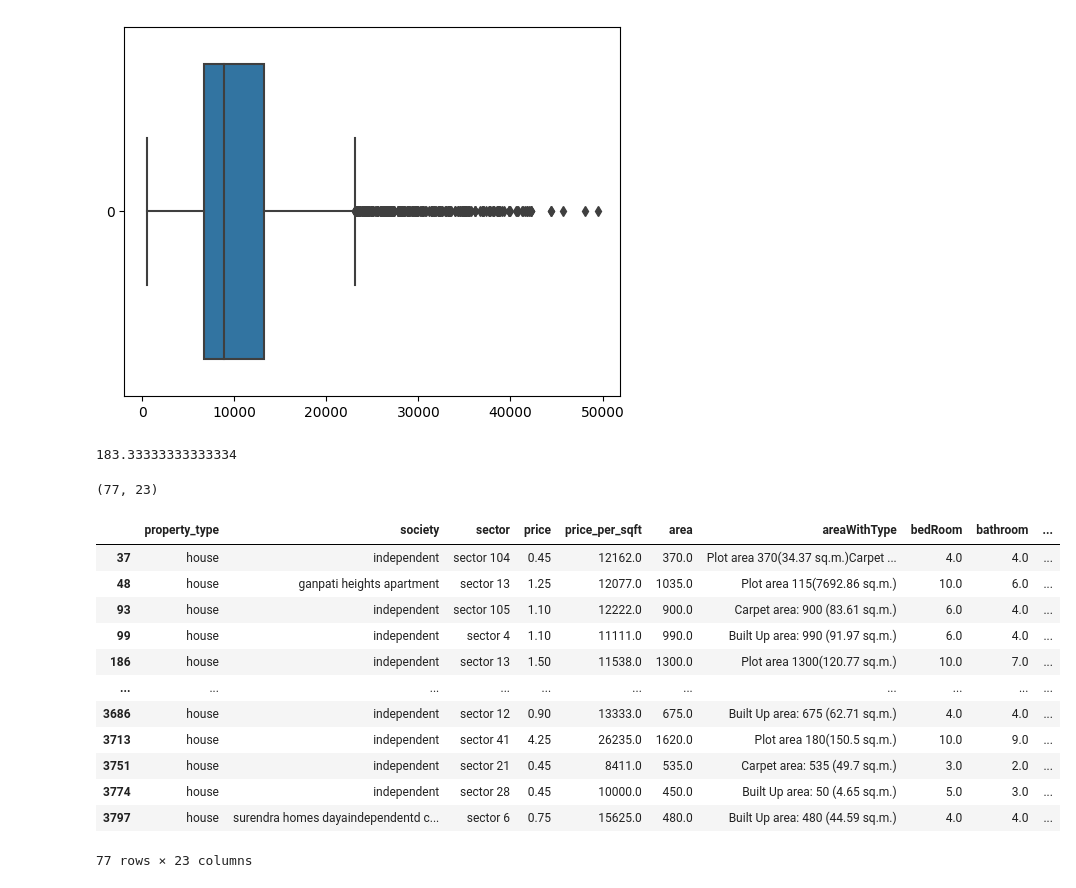
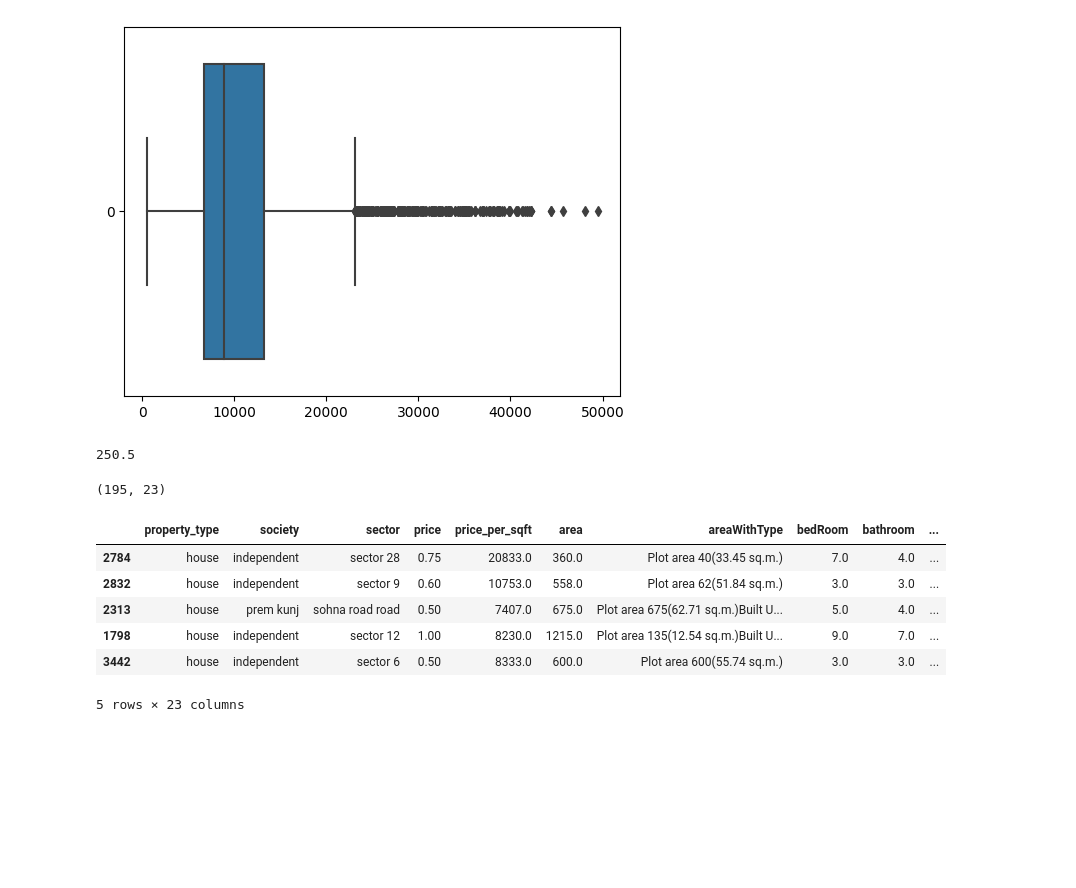
Before and after one commit to Data-Gyan/HousingAdvisor, a Jupyter notebook: outlier-treatment.ipynb, the cells around one changed output. Drawn from its saved outputs; the diff is of its cells as text; code cells hidden in the pictures; blank space fills up the shorter version.

```diff
--- a/outlier-treatment.ipynb
+++ b/outlier-treatment.ipynb
@@ -558,25 +558,19 @@ Name: price_per_sqft, dtype: float64
 # took lower 2 % of it means smallest of area per bedroom
 # anything less than this 183.33 can be considered as outlier
 x = df[df['price_per_sqft'] <= 20000]
-lower_out = (x['area']/x['bedRoom']).quantile(0.02)
+lower_out = (x['area']/x['bedRoom']).quantile(0.05)
 lower_out
 # %% [output]
-183.33333333333334
+250.5
 # %%
 print(df[df['area']/df['bedRoom'] < lower_out].shape)
-df[df['area']/df['bedRoom'] < lower_out]
+df[df['area']/df['bedRoom'] < lower_out].sample(5)
 # %% [output]
-(77, 23)
+(195, 23)
 |  | property_type | society | sector | price | price_per_sqft | area | areaWithType | bedRoom | bathroom | ... |
-| 37 | house | independent | sector 104 | 0.45 | 12162.0 | 370.0 | Plot area 370(34.37 sq.m.)Carpet ... | 4.0 | 4.0 | ... |
-| 48 | house | ganpati heights apartment | sector 13 | 1.25 | 12077.0 | 1035.0 | Plot area 115(7692.86 sq.m.) | 10.0 | 6.0 | ... |
-| 93 | house | independent | sector 105 | 1.10 | 12222.0 | 900.0 | Carpet area: 900 (83.61 sq.m.) | 6.0 | 4.0 | ... |
-| 99 | house | independent | sector 4 | 1.10 | 11111.0 | 990.0 | Built Up area: 990 (91.97 sq.m.) | 6.0 | 4.0 | ... |
-| 186 | house | independent | sector 13 | 1.50 | 11538.0 | 1300.0 | Plot area 1300(120.77 sq.m.) | 10.0 | 7.0 | ... |
-| ... | ... | ... | ... | ... | ... | ... | ... | ... | ... | ... |
-| 3686 | house | independent | sector 12 | 0.90 | 13333.0 | 675.0 | Built Up area: 675 (62.71 sq.m.) | 4.0 | 4.0 | ... |
-| 3713 | house | independent | sector 41 | 4.25 | 26235.0 | 1620.0 | Plot area 180(150.5 sq.m.) | 10.0 | 9.0 | ... |
-| 3751 | house | independent | sector 21 | 0.45 | 8411.0 | 535.0 | Carpet area: 535 (49.7 sq.m.) | 3.0 | 2.0 | ... |
-| 3774 | house | independent | sector 28 | 0.45 | 10000.0 | 450.0 | Built Up area: 50 (4.65 sq.m.) | 5.0 | 3.0 | ... |
-| 3797 | house | surendra homes dayaindependentd c... | sector 6 | 0.75 | 15625.0 | 480.0 | Built Up area: 480 (44.59 sq.m.) | 4.0 | 4.0 | ... |
+| 2784 | house | independent | sector 28 | 0.75 | 20833.0 | 360.0 | Plot area 40(33.45 sq.m.) | 7.0 | 4.0 | ... |
+| 2832 | house | independent | sector 9 | 0.60 | 10753.0 | 558.0 | Plot area 62(51.84 sq.m.) | 3.0 | 3.0 | ... |
+| 2313 | house | prem kunj | sohna road road | 0.50 | 7407.0 | 675.0 | Plot area 675(62.71 sq.m.)Built U... | 5.0 | 4.0 | ... |
+| 1798 | house | independent | sector 12 | 1.00 | 8230.0 | 1215.0 | Plot area 135(12.54 sq.m.)Built U... | 9.0 | 7.0 | ... |
+| 3442 | house | independent | sector 6 | 0.50 | 8333.0 | 600.0 | Plot area 600(55.74 sq.m.) | 3.0 | 3.0 | ... |
-77 rows × 23 columns
+5 rows × 23 columns
```
Also changed, not shown: parts of 12 cells of this notebook, 1 other file.
